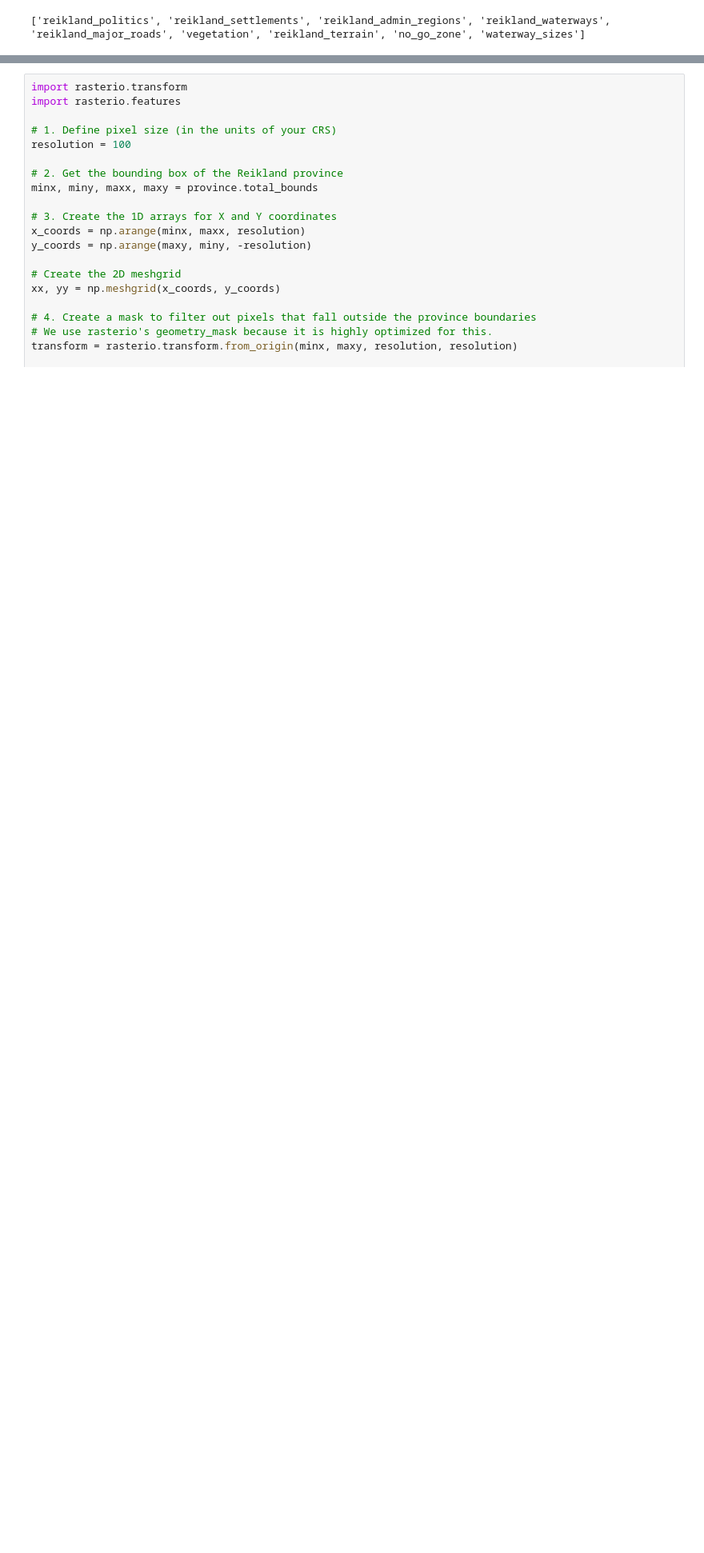
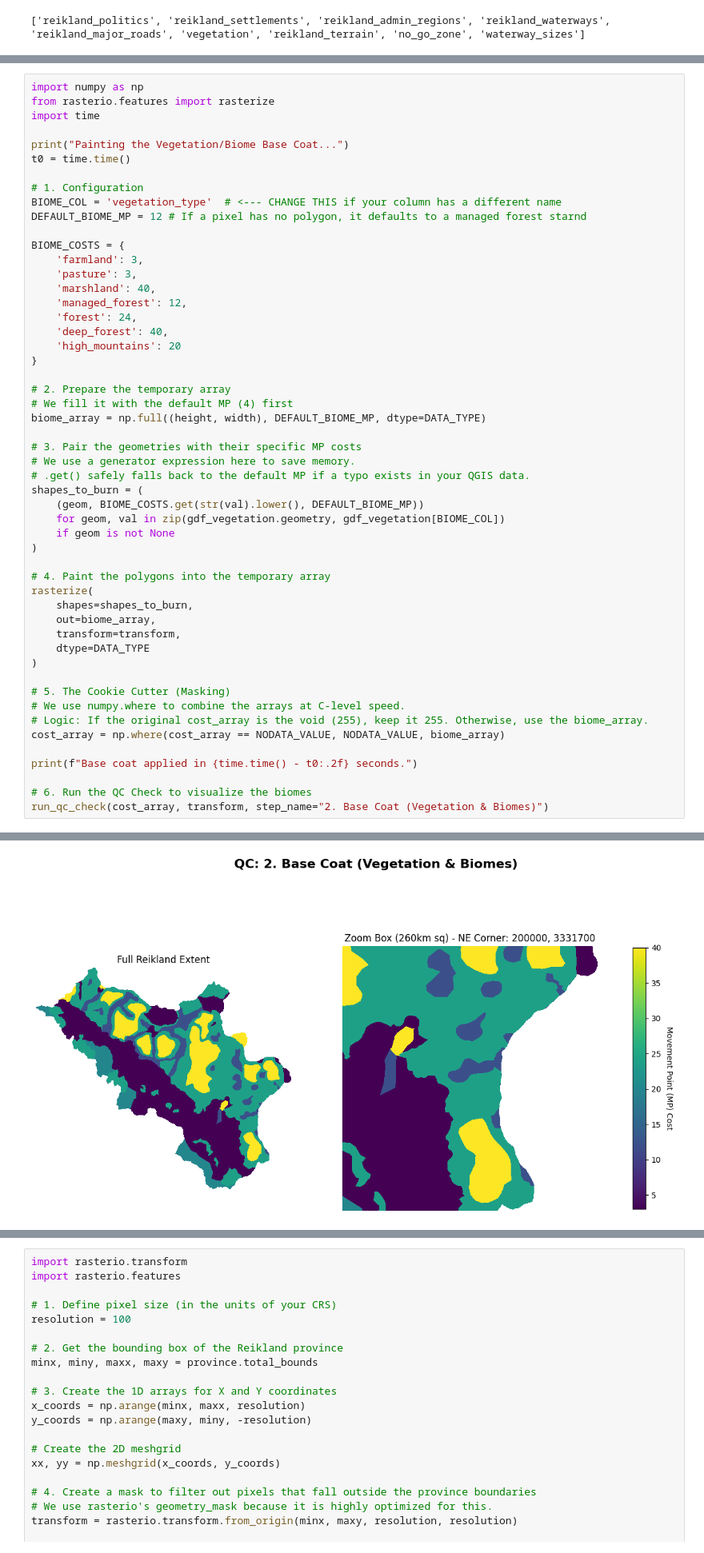
Before and after one commit to pete-jacobsson/enemy_rebuilt, a Jupyter notebook: reikland_basics.ipynb, the cells around one changed output, grey strips where cells are left out. Shown at 80% size. Saved outputs shown, nothing was run; the diff lists cells and outputs as text; blank space fills up the shorter version.

```diff
--- a/reikland_basics.ipynb
+++ b/reikland_basics.ipynb
@@ -1377,0 +1550,53 @@ print(layers)
+# %%
+import numpy as np
+from rasterio.features import rasterize
+import time
+
+print("Painting the Vegetation/Biome Base Coat...")
+t0 = time.time()
+
+# 1. Configuration
+BIOME_COL = 'vegetation_type'  # <--- CHANGE THIS if your column has a different name
+DEFAULT_BIOME_MP = 12 # If a pixel has no polygon, it defaults to a managed forest starnd
+
+BIOME_COSTS = {
+    'farmland': 3,
+    'pasture': 3,
+    'marshland': 40,
+    'managed_forest': 12,
+    'forest': 24,
+    'deep_forest': 40,
+    'high_mountains': 20
+}
+
+# 2. Prepare the temporary array
+# We fill it with the default MP (4) first
+biome_array = np.full((height, width), DEFAULT_BIOME_MP, dtype=DATA_TYPE)
+
+# 3. Pair the geometries with their specific MP costs
+# We use a generator expression here to save memory.
+# .get() safely falls back to the default MP if a typo exists in your QGIS data.
+shapes_to_burn = (
+    (geom, BIOME_COSTS.get(str(val).lower(), DEFAULT_BIOME_MP))
+    for geom, val in zip(gdf_vegetation.geometry, gdf_vegetation[BIOME_COL])
+    if geom is not None
+)
+
+# 4. Paint the polygons into the temporary array
+rasterize(
+    shapes=shapes_to_burn,
+    out=biome_array,
+    transform=transform,
+    dtype=DATA_TYPE
+)
+
+# 5. The Cookie Cutter (Masking)
+# We use numpy.where to combine the arrays at C-level speed.
+# Logic: If the original cost_array is the void (255), keep it 255. Otherwise, use the biome_array.
+cost_array = np.where(cost_array == NODATA_VALUE, NODATA_VALUE, biome_array)
+
+print(f"Base coat applied in {time.time() - t0:.2f} seconds.")
+
+# 6. Run the QC Check to visualize the biomes
+run_qc_check(cost_array, transform, step_name="2. Base Coat (Vegetation & Biomes)")
+# %% [output]
@@ -1377,0 +1607 @@ print(layers)
+[figure, added]
```
Also changed, not shown: parts of 28 cells of this notebook.
